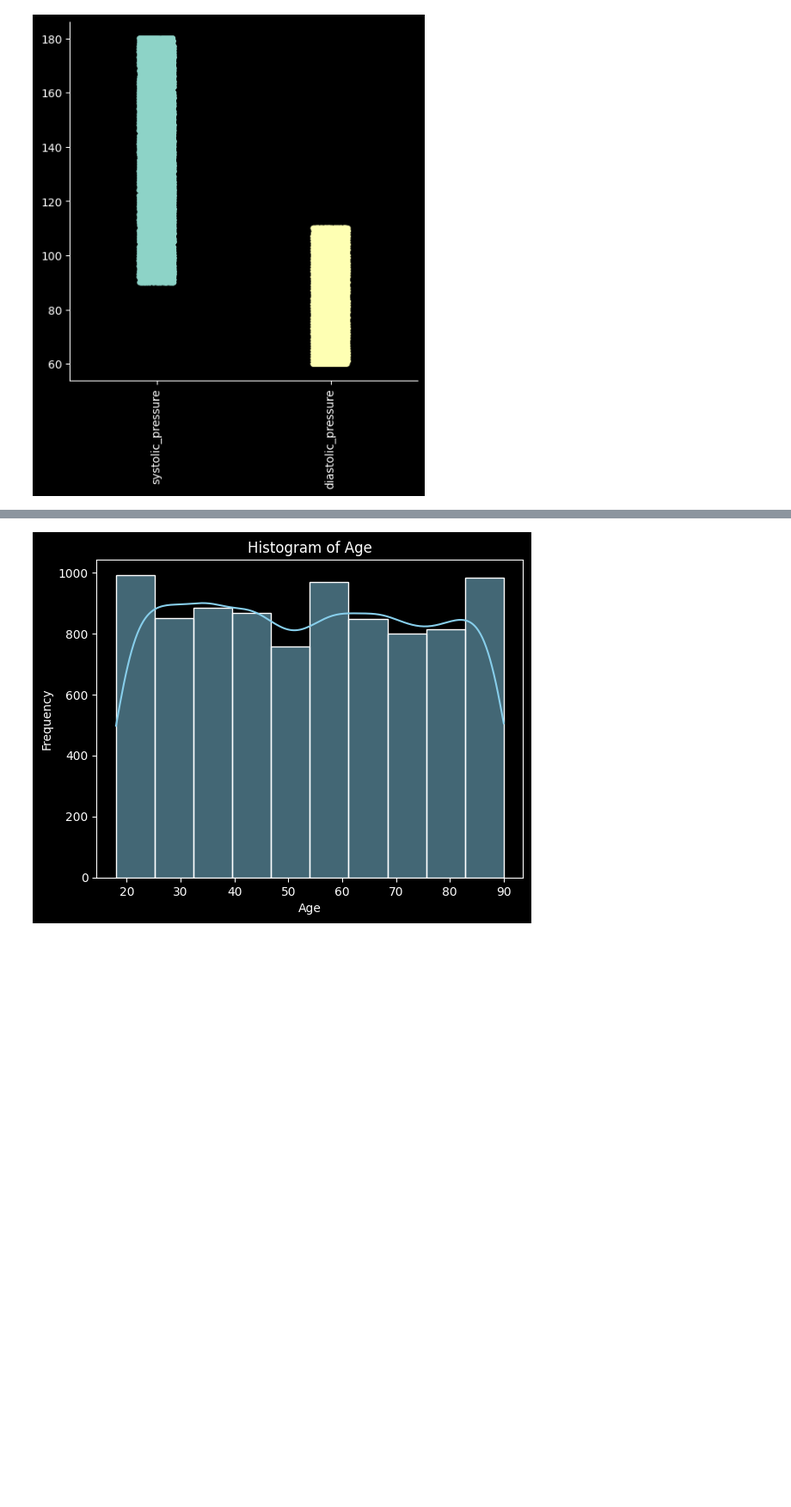
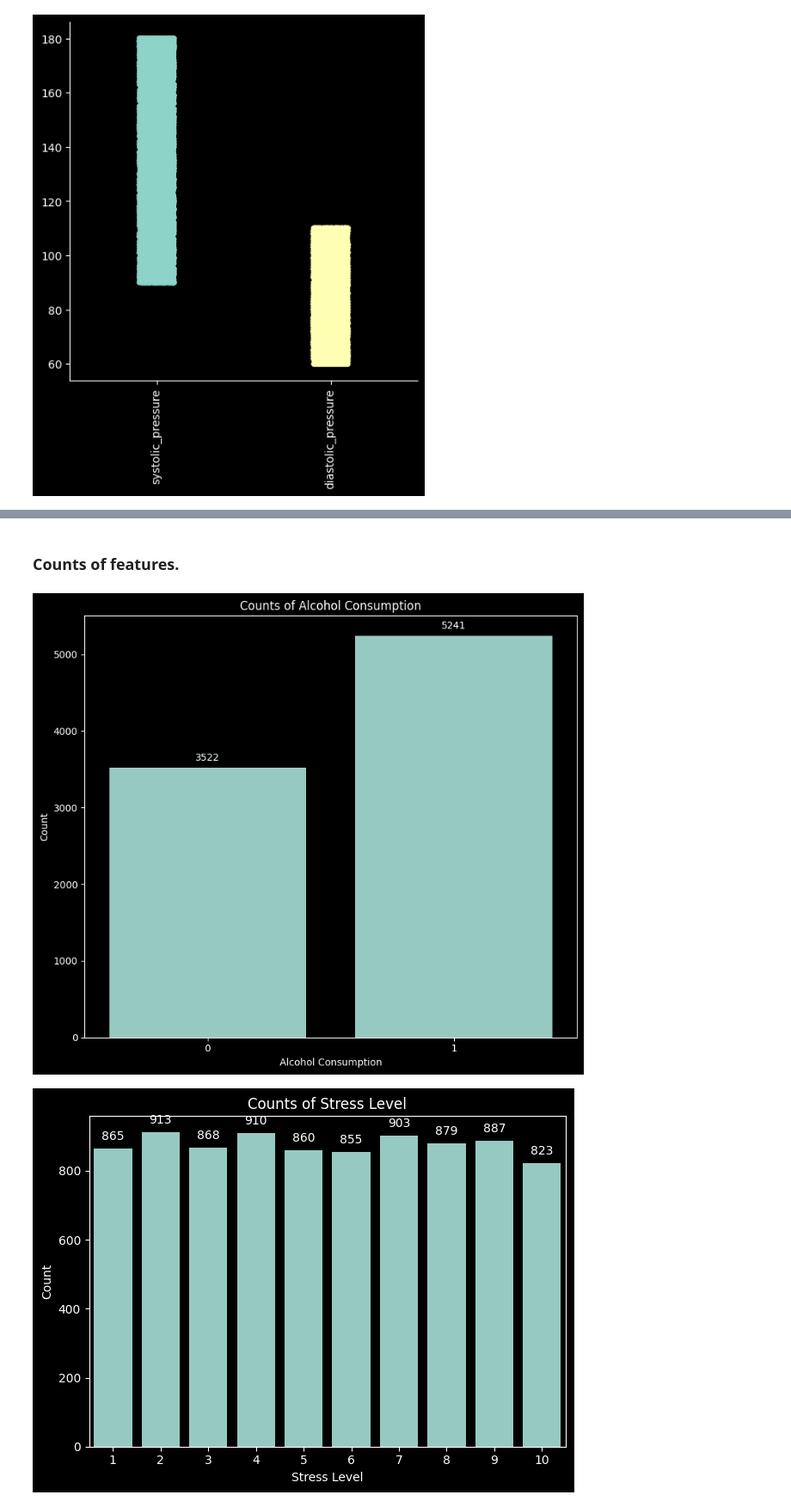
Before and after one commit to alperrkilic/heart-attack-prediction, a Jupyter notebook: heart-attack-prediction.ipynb, the cells around one changed output, grey strips where cells are left out. Shown at 86% size. Saved outputs shown, nothing was run; the diff lists cells and outputs as text; code cells hidden in the pictures; blank space fills up the shorter version.

```diff
--- a/heart-attack-prediction.ipynb
+++ b/heart-attack-prediction.ipynb
@@ -711,8 +717,29 @@ sns.heatmap(corelation, cmap="YlGnBu",annot=True)
-# %%
-sns.histplot(df['Age'], bins=10, kde=True, color='skyblue')
-plt.title('Histogram of Age')
-plt.xlabel('Age')
-plt.ylabel('Frequency')
-plt.show()
-# %% [output]
-[figure, removed]
+# %% [markdown]
+### Counts of features.
+# %%
+plt.figure(figsize=(8, 7))
+
+plots_to_show = df[['Alcohol Consumption', 'Stress Level', 'is_male','Diabetes','Family History','Previous Heart Problems', 'Smoking','Medication Use']]
+
+for i in plots_to_show.columns:
+    ctg_num = plots_to_show[i].value_counts()
+    chart = sns.barplot(x=ctg_num.index, y=ctg_num)
+
+    for p in chart.patches:
+        chart.annotate(format(p.get_height(), '.0f'),
+                       (p.get_x() + p.get_width() / 2., p.get_height()),
+                       ha='center', va='center',
+                       xytext=(0, 10),
+                       textcoords='offset points',
+                       fontsize=10)
+
+
+    plt.title(f'Counts of {i}')  # Set title for each plot
+    plt.xlabel(i)  # Set x-axis label based on the column name
+    plt.ylabel('Count')
+    plt.tight_layout()  # Adjust layout to prevent overlapping
+
+    plt.show()
+# %% [output]
+[figure, added]
+[figure, added]
```
Also changed, not shown: parts of 18 cells of this notebook, 1 other file.
